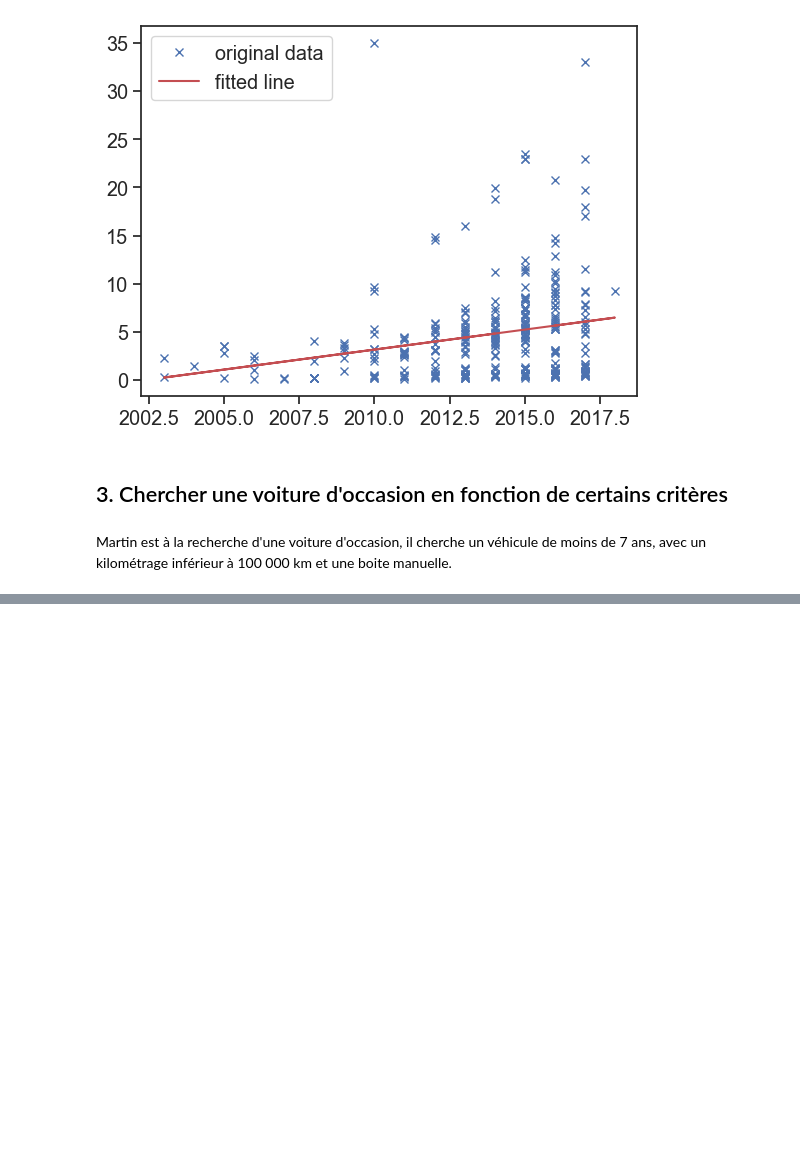
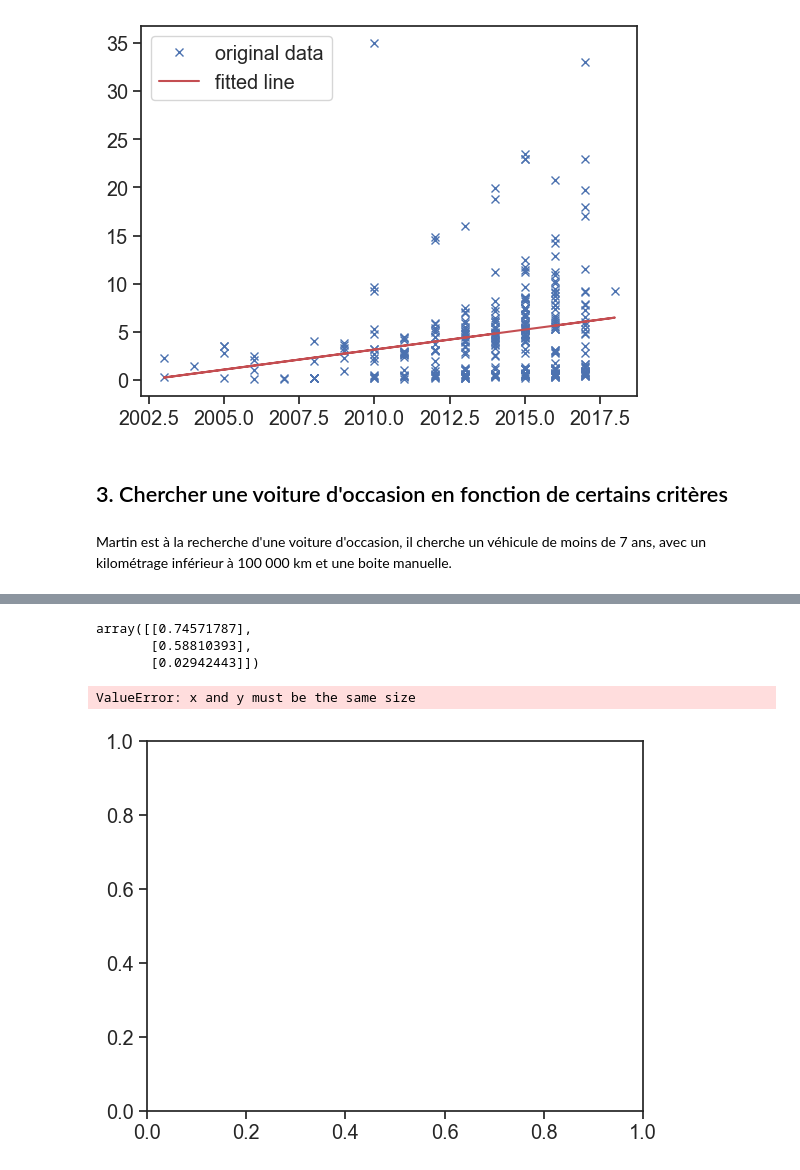
Before and after one commit to marwan-rouissi/new-car, a Jupyter notebook: eda.ipynb, the cells around one changed output, grey strips where cells are left out. Drawn from its saved outputs; the diff is of its cells as text; code cells hidden in the pictures; blank space fills up the shorter version.

Commit message:
Essai de regression multivarié

```diff
--- a/eda.ipynb
+++ b/eda.ipynb
@@ -361,0 +361,6 @@ Nombre de voitures avec age < 7:  1
+# %%
+# Au vu du nombres de voitures ayant un age strictement inférieurs à 7 ans, nous decidons d'allegé notre paramètre à 7 ans ou moins
+
+Regression = LinearRegression()
+x = df[['Age', 'Kms_Driven', 'Transmission_num']]
+y = df['Selling_Price']
@@ -361,0 +371,4 @@ Nombre de voitures avec age < 7:  1
+# %%
+print(y.shape)
+y = y.values.reshape(-1, 1)
+print(y.shape)
@@ -361,0 +405,16 @@ Nombre de voitures avec age < 7:  1
+# %%
+theta = np.random.rand(3, 1)
+theta
+# %% [output]
+array([[0.74571787],
+       [0.58810393],
+       [0.02942443]])
+# %%
+def model(X, theta):
+    return X.dot(theta)
+# %%
+plt.scatter(df[''], y)
+plt.plot(df[''], model(x, theta), c='r')
+# %% [output]
+ValueError: x and y must be the same size
+[figure, added]
```
Also changed, not shown: parts of 8 cells of this notebook.
